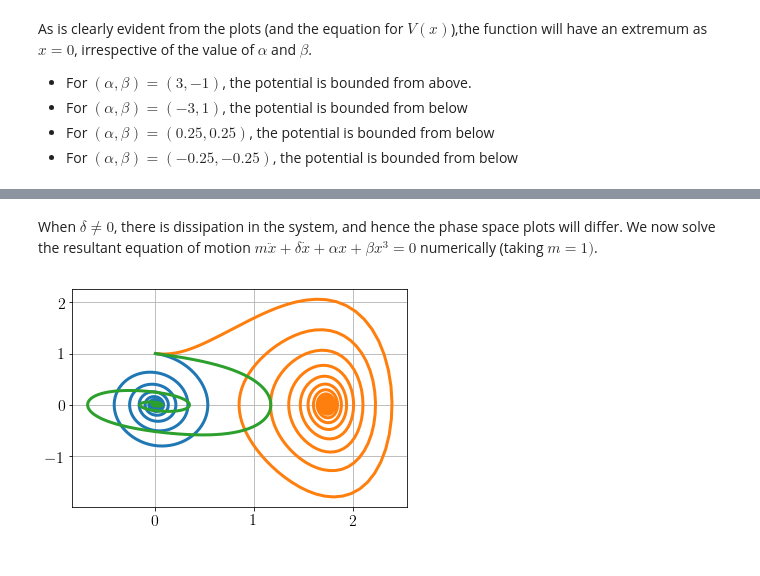
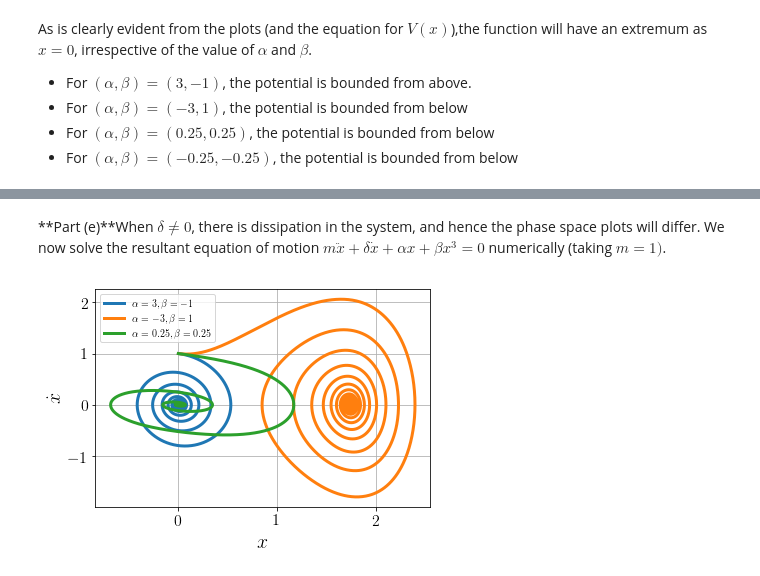
Before and after one commit to adivijaykumar/courses, a Jupyter notebook: cmech/assign_1/Problem 1.ipynb, the cells around one changed output, grey strips where cells are left out. Saved outputs shown, nothing was run; the diff lists cells and outputs as text; code cells hidden in the pictures.

```diff
--- a/cmech/assign_1/Problem 1.ipynb
+++ b/cmech/assign_1/Problem 1.ipynb
@@ -11,9 +12,9 @@ def V(alpha,beta,x):
     return alpha*x**2 + beta*x**4
 
 params = [[3,-1],[-3,1],[0.25,0.25],[-0.25,-0.25]]
-x = np.linspace(-2,2,10000)
+x = np.linspace(-2,2,1000)
 
-plt.figure(figsize=(3,3))
+#plt.figure(figsize=(4,4))
 
 for parameter in params:
     alpha, beta = parameter
@@ -36,4 +37,6 @@ As is clearly evident from the plots (and the equation for $V(x)$),the function
 # %%
+params = [[3,-1],[-3,1],[0.25,0.25]]
+
 def xdot(E,m,alpha,beta,x):
     x = np.asarray(x)
     return np.sqrt((2./m)*(E - V(alpha,beta,x)))
@@ -43,5 +46,8 @@ E = 1.0
 for parameter in params:
     alpha, beta = parameter
     xd = xdot(E,m,alpha,beta,x)
-    plt.plot(np.append(x,x),np.append(xd,-xd))
+    plt.plot(np.append(x,x),np.append(xd,-xd),label=r'$\alpha = %s, \beta = %s$'%(alpha,beta))
+plt.xlabel('$x$')
+plt.ylabel('$\dot{x}$')
+plt.legend()
 # %% [output]
@@ -48,0 +58,15 @@ for parameter in params:
+# %%
+params = [[3,-1],[-3,1],[0.25,0.25]]
+for alpha, beta in params:
+    def f(t,y):
+        x = y[0]
+        xd = y[1]
+        return np.array([xd, -alpha*x - beta*x**3])
+    ini = [0,1]
+    sol = scipy.integrate.solve_ivp(f,[0,10],[ini[0],ini[1]],
+                                        t_eval=np.linspace(0,10,100))
+    plt.plot(sol.y[0],sol.y[1],label=r'$\alpha = %s, \beta = %s$'%(alpha,beta))
+plt.xlabel('$x$')
+plt.ylabel('$\dot{x}$')
+plt.legend()
+plt.show()
@@ -49,16 +75,19 @@ for parameter in params:
 # %% [markdown]
-When $\delta \ne 0$, there is dissipation in the system, and hence the phase space plots will differ. We now solve the resultant equation of motion $m \ddot{x} + \delta \dot{x} + \alpha x + \beta x^3 = 0$ numerically (taking $m=1)$.
+**Part (e)**When $\delta \ne 0$, there is dissipation in the system, and hence the phase space plots will differ. We now solve the resultant equation of motion $m \ddot{x} + \delta \dot{x} + \alpha x + \beta x^3 = 0$ numerically (taking $m=1)$.
 # %%
-params = params = [[3,-1,0.25],[-3,1,0.25],[0.25,0.25,0.25]]
+params =  [[3,-1,0.25],[-3,1,0.25],[0.25,0.25,0.25]]
 for alpha, beta, delta in params:
     def f(t,y):
         x = y[0]
         xd = y[1]
         return np.array([xd, -delta*xd -alpha*x - beta*x**3])
     ini = [0,1]
-    sol = scipy.integrate.solve_ivp(f,[0,1000],[ini[0],ini[1]],
-                                        t_eval=np.linspace(0,500,10000))
-    plt.plot(sol.y[0],sol.y[1])
+    sol = scipy.integrate.solve_ivp(f,[0,100],[ini[0],ini[1]],
+                                        t_eval=np.linspace(0,50,10000))
+    plt.plot(sol.y[0],sol.y[1],label=r'$\alpha = %s, \beta = %s$'%(alpha,beta))
+plt.xlabel('$x$')
+plt.ylabel('$\dot{x}$')
+plt.legend()
 plt.show()
 # %% [output]
-[figure, old version]
+[figure, new version]
```
Also changed, not shown: parts of 8 cells of this notebook, 41 other files.
